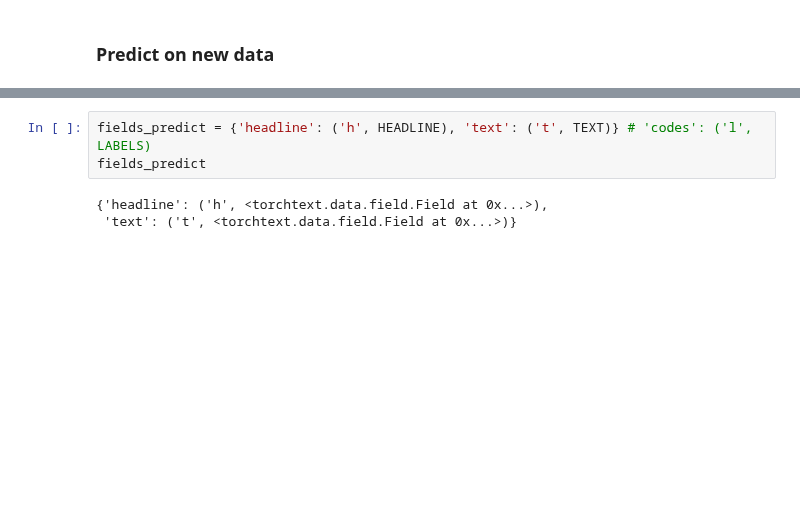
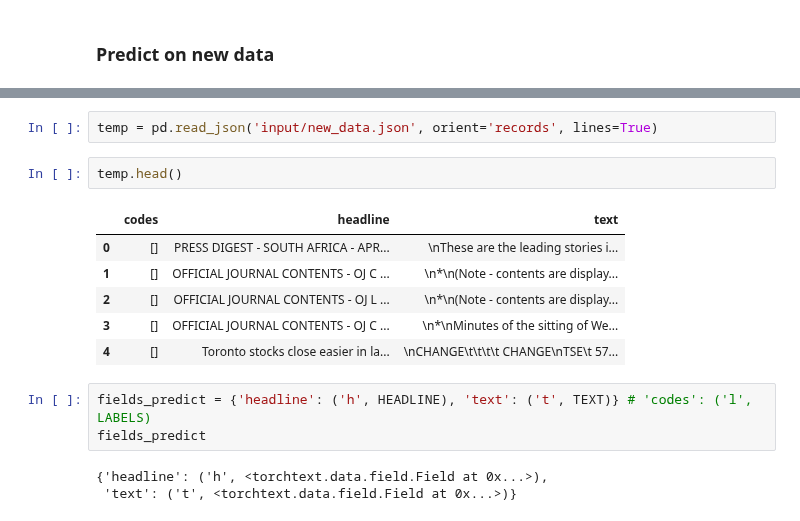
Before and after one commit to jannenev/reuters, a Jupyter notebook: 3-final_model.ipynb, the cells around one changed output, grey strips where cells are left out. Saved outputs shown, nothing was run; the diff lists cells and outputs as text; blank space fills up the shorter version.

```diff
--- a/3-final_model.ipynb
+++ b/3-final_model.ipynb
@@ -813,3 +842,14 @@ len(new_data)
+# %%
+temp = pd.read_json('input/new_data.json', orient='records', lines=True)
+# %%
+temp.head()
+# %% [output]
+|  | codes | headline | text |
+| 0 | [] | PRESS DIGEST - SOUTH AFRICA - APR... | \nThese are the leading stories i... |
+| 1 | [] | OFFICIAL JOURNAL CONTENTS - OJ C ... | \n*\n(Note - contents are display... |
+| 2 | [] | OFFICIAL JOURNAL CONTENTS - OJ L ... | \n*\n(Note - contents are display... |
+| 3 | [] | OFFICIAL JOURNAL CONTENTS - OJ C ... | \n*\nMinutes of the sitting of We... |
+| 4 | [] | Toronto stocks close easier in la... | \nCHANGE\t\t\t\t CHANGE\nTSE\t 57... |
 # %%
 fields_predict = {'headline': ('h', HEADLINE), 'text': ('t', TEXT)} # 'codes': ('l', LABELS)
 fields_predict
```
Also changed, not shown: parts of 73 cells of this notebook.
